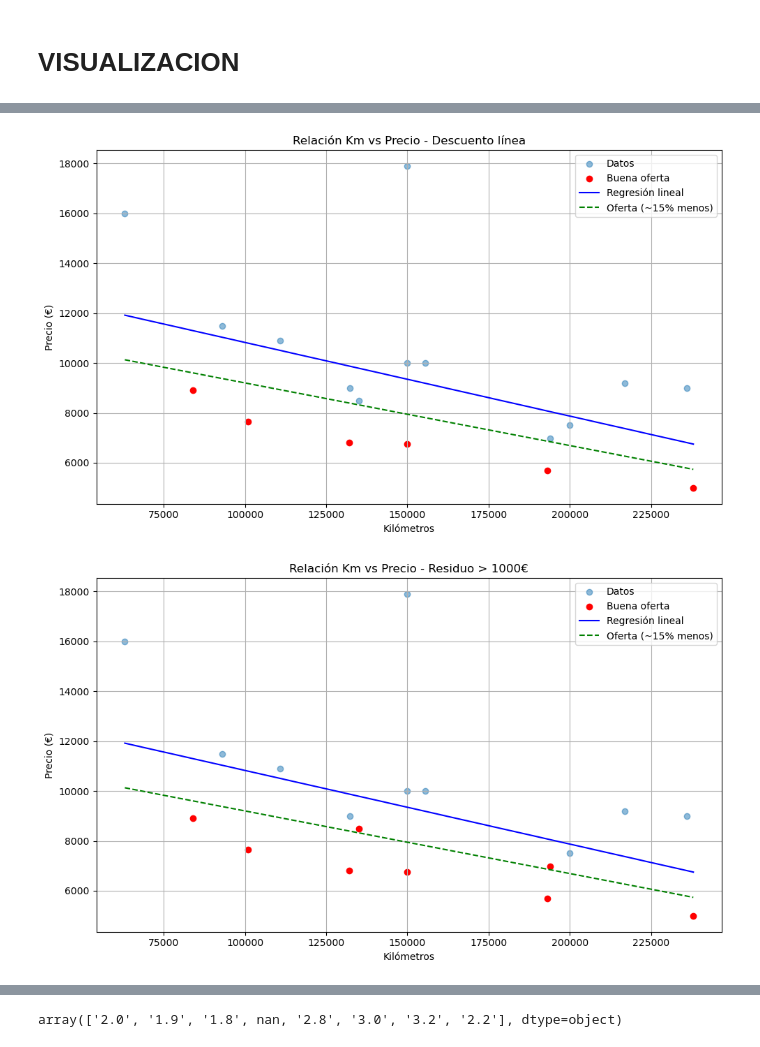
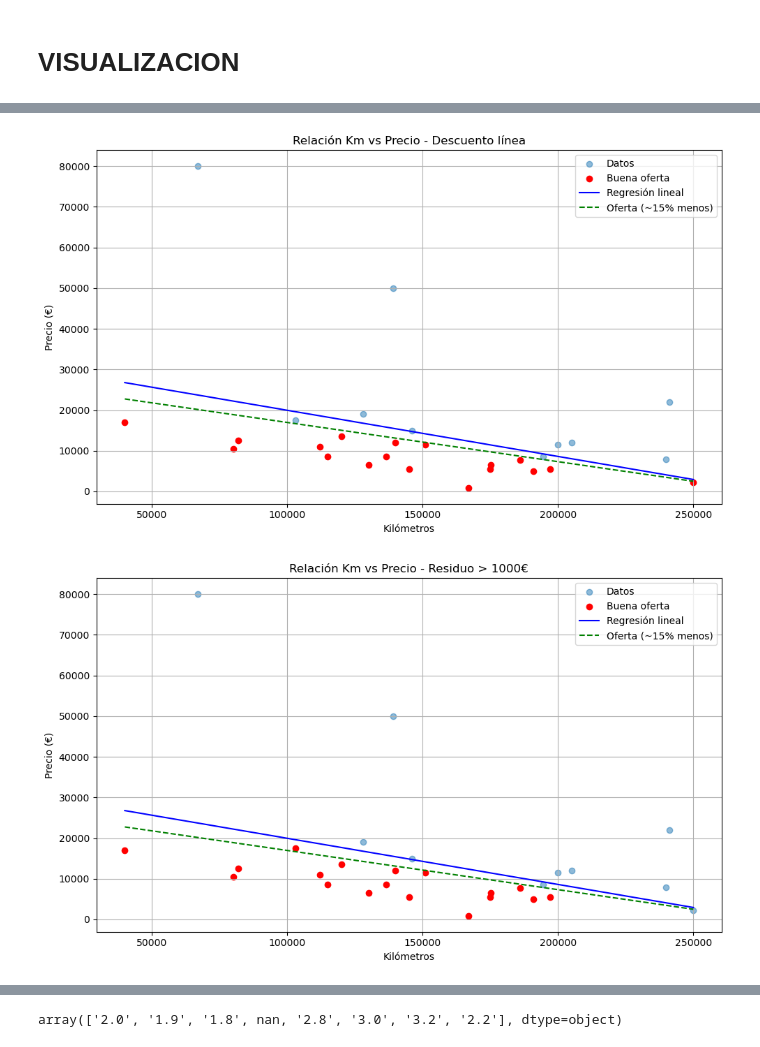
Before and after one commit to MrGG14/CochesNet, a Jupyter notebook: rs.ipynb, the cells around one changed output, grey strips where cells are left out. Cells and saved outputs as stored; diff of their text form; code cells hidden in the pictures.

```diff
--- a/rs.ipynb
+++ b/rs.ipynb
@@ -230,34 +275,11 @@ import undetected_chromedriver as uc
 from selenium.webdriver.common.by import By
 import time
 import random
-# Cambiar el user-agent para simular un navegador real
-# El user-agent que tienes es de Chrome 114, pero tu Chrome es versión 137.
-# Puedes actualizar el user-agent para que coincida con tu versión real de Chrome:
 
 
-# Inicializar el navegador con undetected_chromedriver
-# Ya estás usando undetected_chromedriver, que ayuda a evitar la detección.
-# Además, puedes agregar opciones para hacer el navegador más "humano":
+driver = uc.Chrome()  # options=options
 
-# options = uc.ChromeOptions()
-# options.add_argument("--disable-blink-features=AutomationControlled")
-# options.add_argument("--no-sandbox")
-# options.add_argument("--disable-infobars")
-# options.add_argument("--disable-extensions")
-# options.add_argument("--profile-directory=Default")
-# options.add_argument("--disable-plugins-discovery")
-# options.add_argument("--start-maximized")
-# options.add_argument("--disable-dev-shm-usage")
-# user_agent = "Mozilla/5.0 (Windows NT 10.0; Win64; x64) AppleWebKit/537.36 (KHTML, like Gecko) Chrome/137.0.7151.120 Safari/537.36"
-# options.add_argument(f"user-agent={user_agent}")
 
-# Desactivar la automatización de Selenium en el navegador
-# options.add_experimental_option("excludeSwitches", ["enable-automation"])
-# options.add_experimental_option("useAutomationExtension", False)
-# options.add_argument("user_agent=Mozilla/5.0 (Windows NT 10.0; Win64; x64) AppleWebKit/537.36 (KHTML, like Gecko) Chrome/114.0.0.0 Safari/537.36")
-
-driver = uc.Chrome()  # options=options
-base_url = "https://www.coches.net/search/?MakeIds%5B0%5D=7&ModelIds%5B0%5D=282&Versions%5B0%5D=&pg="
 df = pd.DataFrame(columns=["name", "price", "fuel_type", "year", "kms", "cv", "location", "url"])
 
 page = 1  # Iniciar desde la página 1
@@ -286,7 +308,7 @@ while True:
         current_position = 0
         while current_position < last_height:
             driver.execute_script(f"window.scrollTo(0, {current_position});")
-            time.sleep(random.uniform(1, 1.2))
+            time.sleep(random.uniform(1.5, 2))
             current_position += scroll_increment
             last_height = driver.execute_script("return document.body.scrollHeight")
         driver.execute_script("window.scrollTo(0, document.body.scrollHeight);")
@@ -506,7 +546,7 @@ len(df_infered[df_infered['version'] == 'NA'])
 # %% [markdown]
 # VISUALIZACION
 # %%
-df_infered = pd.read_csv("cochesnet_z3.csv", dtype={'year': 'Int64', 'kms': 'Int64', 'cv': 'Int64', 'engine': 'str'})
+df_infered = pd.read_csv(f"cochesnet_{car}.csv", dtype={'year': 'Int64', 'kms': 'Int64', 'cv': 'Int64', 'engine': 'str'})
 df_infered
 # %% [output]
 |  | name | price | fuel_type | year | kms | cv | location | url | brand | model | engine | ... |
@@ -549,17 +596,17 @@ memory usage: 10.9+ KB
 # df_infered.to_csv("cochesnet_z3.csv", index=False)
 # %%
 var = 'kms'  # Cambia esto a 'kms' o 'cv' según lo que quieras analiza
-df_filtered, model = regression_data_processing(df_infered, '1.8', var=var)
+df_filtered, model = regression_data_processing(df_infered, 'No data', var=var)
 
 strategies = {
     'Descuento línea': strategy_discount_line(df_filtered, 0.85),
     'Residuo > 1000€': strategy_residual_threshold(df_filtered, 1000),
     'Residuo percentil 90': strategy_top_percentile_residuals(df_filtered, 90),
     'Z-score residuo': strategy_residual_zscore(df_filtered, 1.5)
 }
 
 for name, mask in strategies.items():
     plot_strategy_separately(df_filtered, model, var=var, discount_factor=0.85, strategy_mask=mask, strategy_name=name)
 # %% [output]
-[figure, old version]
+[figure, new version]
-[figure, old version]
+[figure, new version]
```
Also changed, not shown: parts of 16 cells of this notebook, 2 other files.
